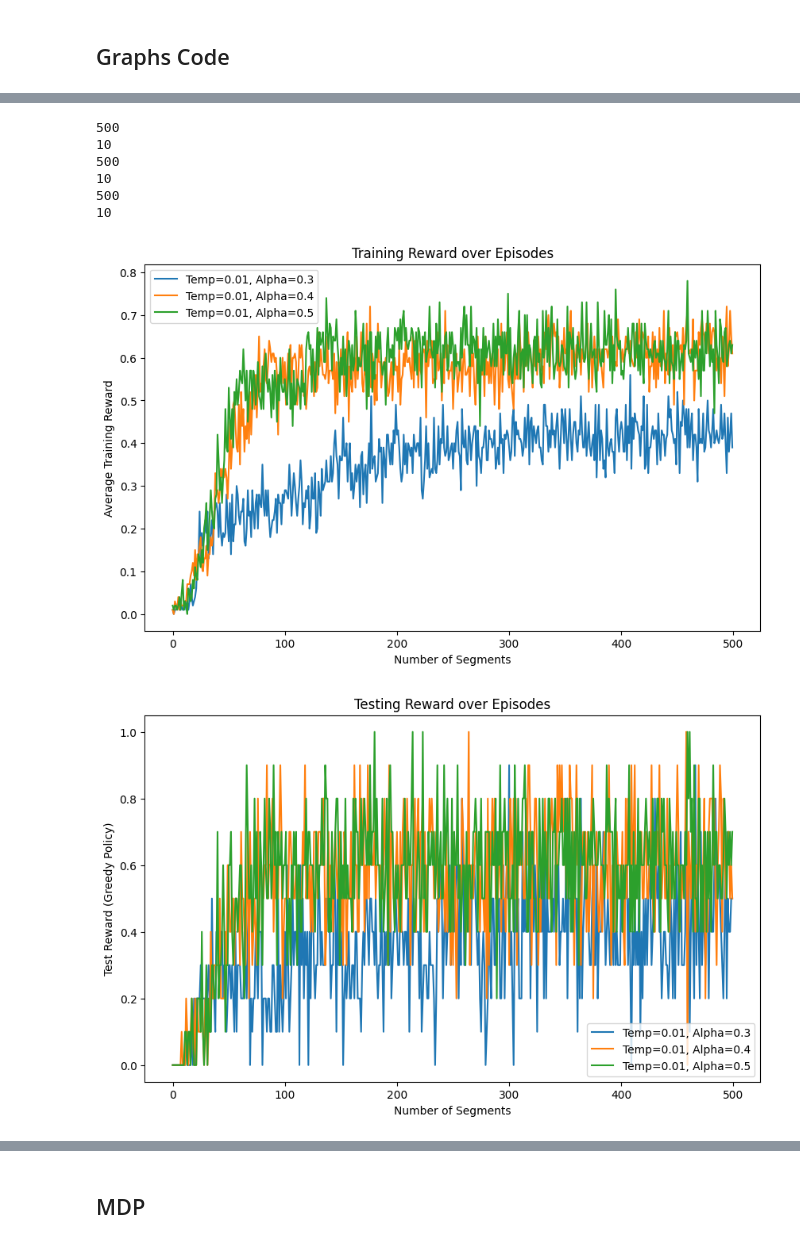
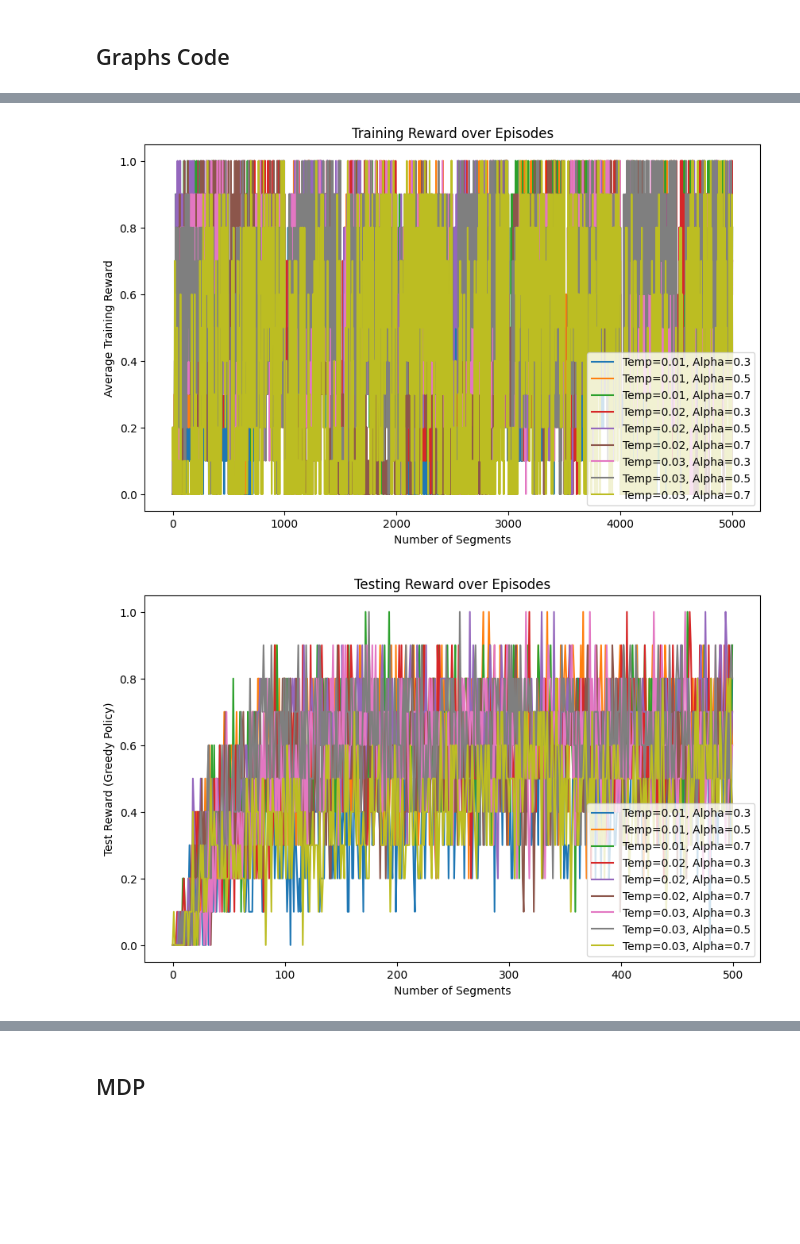
Before and after one commit to ma-nadeau/Tabular_Reinforcement_Learning_and_MDP_Analysis, a Jupyter notebook: code.ipynb, the cells around one changed output, grey strips where cells are left out. Drawn from its saved outputs; the diff is of its cells as text; code cells hidden in the pictures; blank space fills up the shorter version.

```diff
--- a/code.ipynb
+++ b/code.ipynb
@@ -239,10 +240,9 @@ def plot_results(results, results_test, alphas, temps, num_segments):
     plt.figure(figsize=(10, 6))
     for temp in temps:
         for alpha in alphas:
-            avg_rewards = np.mean(results[1.0][temp][alpha], axis=0)
-            print(len(avg_rewards))
-            print(len(results[1.0][temp][alpha]))
-            plt.plot(range(num_segments), avg_rewards, label=f'Temp={temp}, Alpha={alpha}')
+            rewards = results[1.0][temp][alpha]
+            concatenated_rewards = np.hstack(rewards)
+            plt.plot(range(num_segments * 10), concatenated_rewards, label=f'Temp={temp}, Alpha={alpha}')
     plt.xlabel('Number of Segments')
     plt.ylabel('Average Training Reward')
     plt.legend()
@@ -263,8 +263,8 @@ def plot_results(results, results_test, alphas, temps, num_segments):
 
 # Define the hyperparameters
 gammas = [1]
-temps = [0.01]
-alphas = [0.3, 0.4, 0.5]
+temps = [0.01, 0.02, 0.03]
+alphas = [0.3, 0.5, 0.7]
 
 results, testing_result = run_experiments(Sarsa, env, gammas, temps, alphas)
 plot_results(results, testing_result, alphas, temps, num_segments=500)
@@ -278,8 +278,2 @@ plot_results(results, testing_result, alphas, temps, num_segments=500)
-500
-10
-500
-10
-500
-10
-[figure, old version]
+[figure, new version]
-[figure, old version]
+[figure, new version]
```
Also changed, not shown: parts of 2 cells of this notebook.
